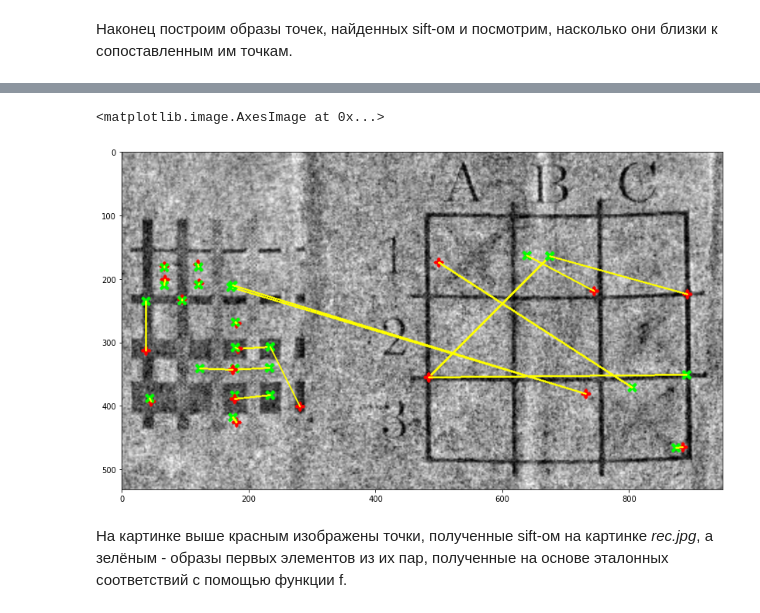
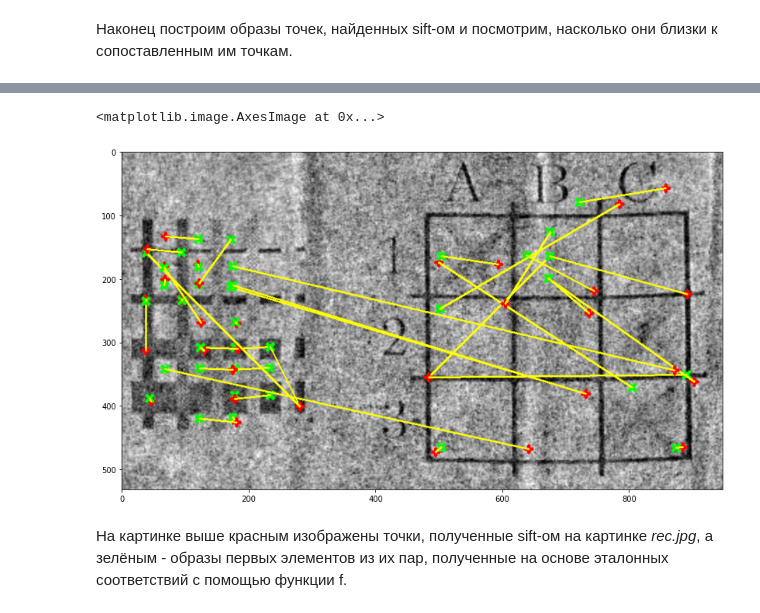
Before and after one commit to valkon29/innprac, a Jupyter notebook: notebook.ipynb, the cells around one changed output, grey strips where cells are left out. Cells and saved outputs as stored; diff of their text form; code cells hidden in the pictures.

Commit message:
fix graphics

```diff
--- a/notebook.ipynb
+++ b/notebook.ipynb
@@ -216,31 +224,32 @@ keypoints_y = [ pair[1] for pair in pairs[:N] ]
 
 keypoints_x_im = []
 for point in keypoints_x:
-    keypoints_x_im.append(f(X, Y, point))
+    p, _ = f(X, Y, point)
+    keypoints_x_im.append(p)
 # %%
 from PIL import Image
 
 img_2 = 255 - cv.imread("rec.jpg")
 
-M = 30
+M = 50
 
 for p, true_p in zip(keypoints_y[:M], keypoints_x_im[:M]):
     if true_p is None:
         continue
     round_p = (int(p[0]), int(p[1]))
     round_true_p = (int(true_p[0]), int(true_p[1]))
     cv.drawMarker(img_2, round_p, color=(255, 0, 0), thickness=3,
         markerType= cv.MARKER_CROSS, line_type=cv.LINE_AA, markerSize=12)
     cv.drawMarker(img_2, round_true_p, color=(0, 255, 0), thickness=3,
         markerType= cv.MARKER_TILTED_CROSS, line_type=cv.LINE_AA, markerSize=10)
     cv.line(img_2,round_p,round_true_p,(255,255,0),2)
 
 plt.figure(figsize =(15, 8))
 img = Image.fromarray(img_2)
 plt.imshow(img_2)
 # %% [output]
 <matplotlib.image.AxesImage at 0x...>
-[figure, old version]
+[figure, new version]
 # %% [markdown]
 На картинке выше красным изображены точки, полученные sift-ом на картинке _rec.jpg_, а зелёным - образы первых элементов из их пар, полученные на основе эталонных соответствий с помощью функции f.
 # %% [markdown]
```
Also changed, not shown: parts of 13 cells of this notebook.
